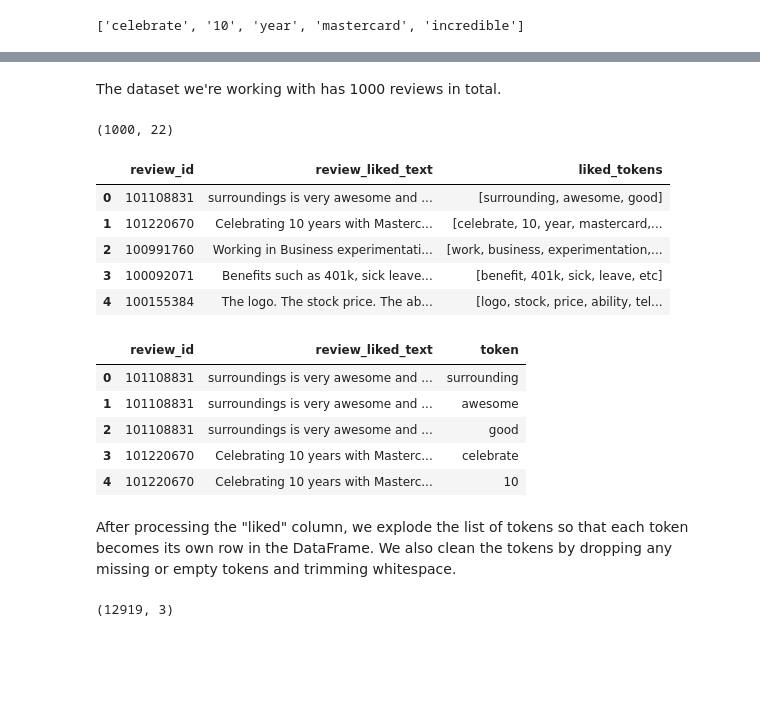
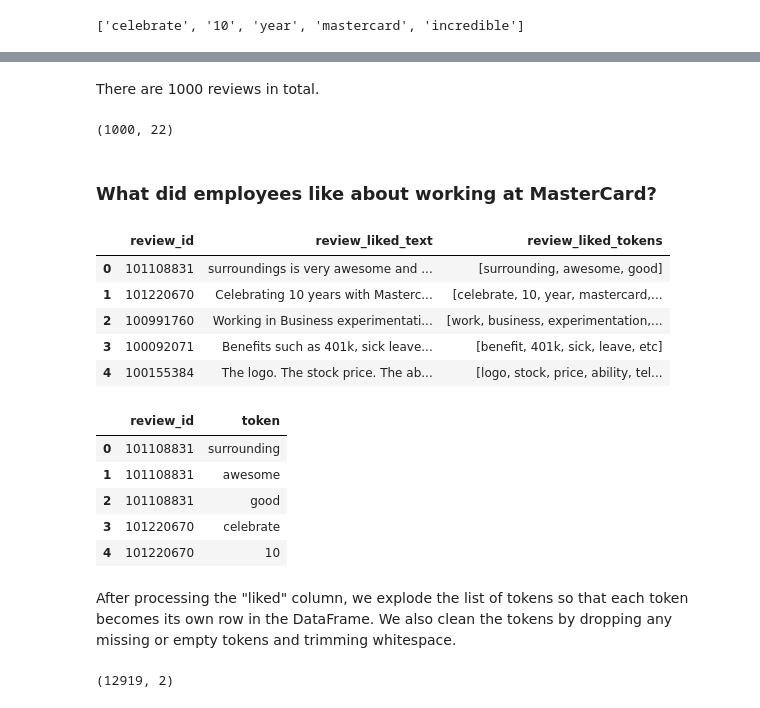
Before and after one commit to bdi475/textbook, a Jupyter notebook: content/nlp-with-mastercard-glassdoor-reviews.ipynb, the cells around one changed output, grey strips where cells are left out. Cells and saved outputs as stored; diff of their text form; code cells hidden in the pictures; blank space fills up the shorter version.

```diff
--- a/content/nlp-with-mastercard-glassdoor-reviews.ipynb
+++ b/content/nlp-with-mastercard-glassdoor-reviews.ipynb
@@ -169,0 +126,5 @@ We can apply the same NLP techniques to a pandas `DataFrame` containing multiple
+# %%
+df = pd.read_csv(
+    "https://raw.githubusercontent.com/bdi475/datasets/refs/heads/main/mastercard-glassdoor-reviews.csv"
+)
+df.head(3)
@@ -170,16 +157,17 @@ We can apply the same NLP techniques to a pandas `DataFrame` containing multiple
 # %% [markdown]
-The dataset we're working with has 1000 reviews in total.
+There are 1000 reviews in total.
 # %%
 df.shape
 # %% [output]
 (1000, 22)
+# %% [markdown]
+### What did employees like about working at MasterCard?
 # %%
-# Tokenize "review_liked_text" using the already-loaded spaCy `nlp`
-texts = df["review_liked_text"].fillna("").astype(str)
+token_lists = []
 
-# Use nlp.pipe for efficiency and disable unused components
-token_lists = []
-for doc in nlp.pipe(texts, disable=["parser", "ner"]):
+# parser is the dependency parser
+# ner is the named entity recognizer
+for doc in nlp.pipe(df["review_liked_text"], disable=["parser", "ner"]):
     token_lists.append(
         [
             token.lemma_.lower()
@@ -188,16 +176,11 @@ for doc in nlp.pipe(texts, disable=["parser", "ner"]):
         ]
     )
 
-# Create new DataFrame with review_id, original text, and token list
-df_tokens = pd.DataFrame({
-    "review_id": df["review_id"].values,
-    "review_liked_text": texts.values,
-    "liked_tokens": token_lists
-})
+df["review_liked_tokens"] = token_lists
 
-df_tokens.head()
+df[["review_id", "review_liked_text", "review_liked_tokens"]].head()
 # %% [output]
-|  | review_id | review_liked_text | liked_tokens |
+|  | review_id | review_liked_text | review_liked_tokens |
 | 0 | 101108831 | surroundings is very awesome and ... | [surrounding, awesome, good] |
 | 1 | 101220670 | Celebrating 10 years with Masterc... | [celebrate, 10, year, mastercard,... |
 | 2 | 100991760 | Working in Business experimentati... | [work, business, experimentation,... |
@@ -205,25 +188,21 @@ df_tokens.head()
 | 4 | 100155384 | The logo. The stock price. The ab... | [logo, stock, price, ability, tel... |
 # %%
 # Explode liked_tokens so each token becomes its own row
-df_liked_exploded = df_tokens.explode("liked_tokens").reset_index(drop=True)
-df_liked_exploded = df_liked_exploded.rename(columns={"liked_tokens": "token"})
-
-# Clean: drop missing/empty tokens and trim whitespace
-df_liked_exploded["token"] = df_liked_exploded["token"].str.strip()
-df_liked_exploded = df_liked_exploded[df_liked_exploded["token"] != ""]
+df_liked_exploded = df[["review_id", "review_liked_tokens"]].explode("review_liked_tokens").reset_index(drop=True)
+df_liked_exploded = df_liked_exploded.rename(columns={"review_liked_tokens": "token"})
 
 # Inspect result
 df_liked_exploded.head()
 # %% [output]
-|  | review_id | review_liked_text | token |
-| 0 | 101108831 | surroundings is very awesome and ... | surrounding |
-| 1 | 101108831 | surroundings is very awesome and ... | awesome |
-| 2 | 101108831 | surroundings is very awesome and ... | good |
-| 3 | 101220670 | Celebrating 10 years with Masterc... | celebrate |
-| 4 | 101220670 | Celebrating 10 years with Masterc... | 10 |
+|  | review_id | token |
+| 0 | 101108831 | surrounding |
+| 1 | 101108831 | awesome |
+| 2 | 101108831 | good |
+| 3 | 101220670 | celebrate |
+| 4 | 101220670 | 10 |
 # %% [markdown]
 After processing the "liked" column, we explode the list of tokens so that each token becomes its own row in the DataFrame. We also clean the tokens by dropping any missing or empty tokens and trimming whitespace.
 # %%
 df_liked_exploded.shape
 # %% [output]
-(12919, 3)
+(12919, 2)
```
Also changed, not shown: parts of 14 cells of this notebook.
